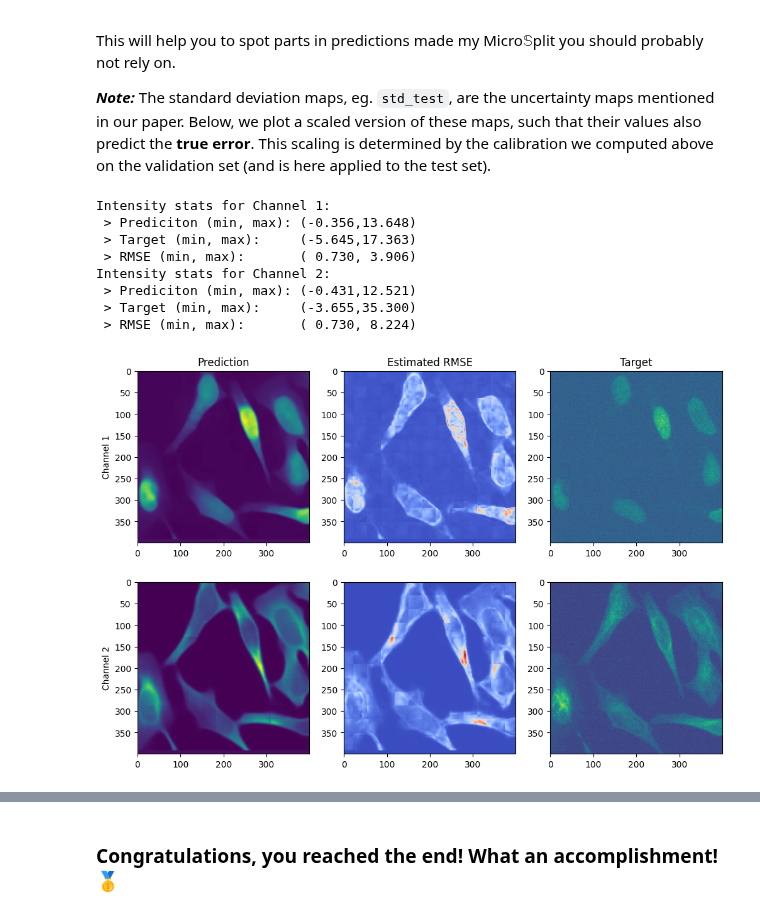
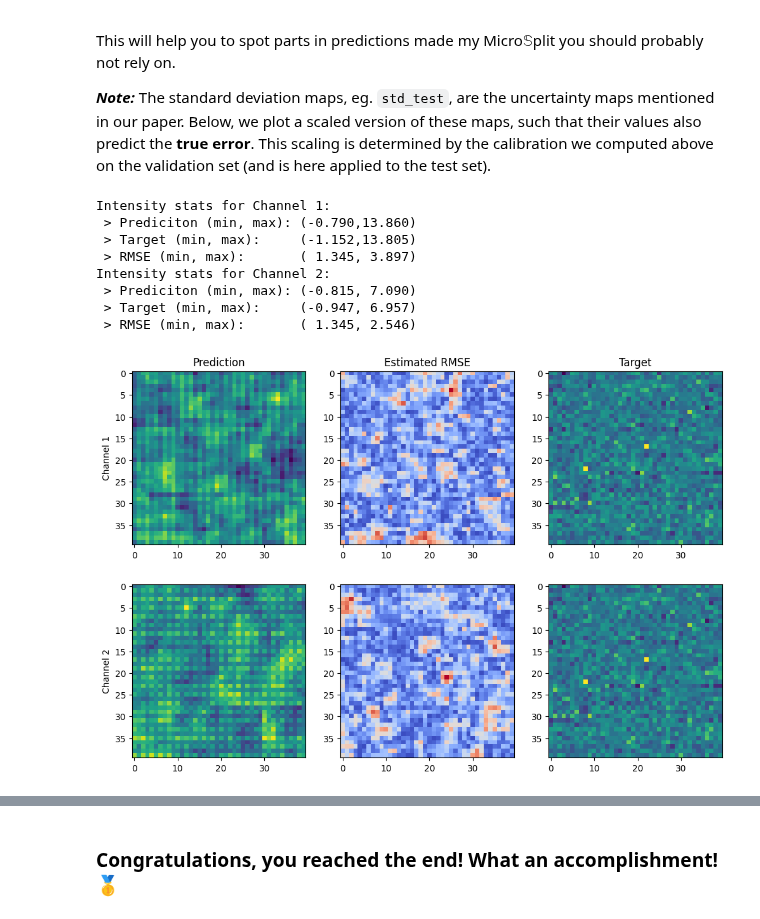
Before and after one commit to broadinstitute/MicroSplit-reproducibility, a Jupyter notebook: examples/3D/HT_H24/03_calibration.ipynb, the cells around one changed output, grey strips where cells are left out. Saved outputs shown, nothing was run; the diff lists cells and outputs as text; code cells hidden in the pictures.

```diff
--- a/examples/3D/HT_H24/03_calibration.ipynb
+++ b/examples/3D/HT_H24/03_calibration.ipynb
@@ -150,43 +150,44 @@ This will help you to spot parts in predictions made my <nobr>Micro$\mathbb{S}$p
 # %%
 # Compute the predicted true error
 pred_error_test = std_test * factors_array["scalar"].squeeze()[0] + factors_array["offset"].squeeze()[0]
 
 _,ax = plt.subplots(figsize=(12,8),ncols=3,nrows=2)
-hs = 1200
-ws = 250
-sz = 400
-ax[0,0].imshow(pred_test[0,hs:hs +sz,ws:ws+sz,0])
-ax[0,1].imshow(pred_error_test[0,hs:hs +sz,ws:ws+sz,0], cmap='coolwarm')
-ax[0,2].imshow(target_test[0,hs:hs +sz,ws:ws+sz,0])
+z_idx = 4
+hs = 20
+ws = 50
+sz = 40
+ax[0,0].imshow(pred_test[0, z_idx, hs:hs + sz, ws:ws + sz, 0])
+ax[0,1].imshow(pred_error_test[0, z_idx,hs:hs +sz,ws:ws+sz,0], cmap='coolwarm')
+ax[0,2].imshow(target_test[0, z_idx,hs:hs +sz,ws:ws+sz,0])
 
-ax[1,0].imshow(pred_test[0,hs:hs +sz,ws:ws+sz,1])
-ax[1,1].imshow(pred_error_test[0,hs:hs +sz,ws:ws+sz,1], cmap='coolwarm')
-ax[1,2].imshow(target_test[0,hs:hs +sz,ws:ws+sz,1])
+ax[1,0].imshow(pred_test[0, z_idx,hs:hs +sz,ws:ws+sz,1])
+ax[1,1].imshow(pred_error_test[0, z_idx,hs:hs +sz,ws:ws+sz,1], cmap='coolwarm')
+ax[1,2].imshow(target_test[0, z_idx,hs:hs +sz,ws:ws+sz,1])
 
 ax[0,0].set_title('Prediction')
 ax[0,1].set_title('Estimated RMSE')
 ax[0,2].set_title('Target')
 ax[0,0].set_ylabel('Channel 1')
 ax[1,0].set_ylabel('Channel 2')
 
 print('Intensity stats for Channel 1:')
 print(f' > Prediciton (min, max): ({pred_test[...,0].min():6.3f},{pred_test[...,0].max():6.3f})')
 print(f' > Target (min, max):     ({target_test[...,0].min():6.3f},{target_test[...,0].max():6.3f})')
 print(f' > RMSE (min, max):       ({pred_error_test[...,0].min():6.3f},{pred_error_test[...,0].max():6.3f})')
 print('Intensity stats for Channel 2:')
 print(f' > Prediciton (min, max): ({pred_test[...,1].min():6.3f},{pred_test[...,1].max():6.3f})')
 print(f' > Target (min, max):     ({target_test[...,1].min():6.3f},{target_test[...,1].max():6.3f})')
 print(f' > RMSE (min, max):       ({pred_error_test[...,1].min():6.3f},{pred_error_test[...,1].max():6.3f})')
 # %% [output]
 Intensity stats for Channel 1:
- > Prediciton (min, max): (-0.356,13.648)
- > Target (min, max):     (-5.645,17.363)
- > RMSE (min, max):       ( 0.730, 3.906)
+ > Prediciton (min, max): (-0.790,13.860)
+ > Target (min, max):     (-1.152,13.805)
+ > RMSE (min, max):       ( 1.345, 3.897)
 Intensity stats for Channel 2:
- > Prediciton (min, max): (-0.431,12.521)
- > Target (min, max):     (-3.655,35.300)
- > RMSE (min, max):       ( 0.730, 8.224)
+ > Prediciton (min, max): (-0.815, 7.090)
+ > Target (min, max):     (-0.947, 6.957)
+ > RMSE (min, max):       ( 1.345, 2.546)
-[figure, old version]
+[figure, new version]
 # %%
 diff_pred_target   = np.abs(pred_test - target_test)**2
 true_L2_error      = np.sqrt(np.mean(diff_pred_target))
```
Also changed, not shown: parts of 3 cells of this notebook, 2 other files.
